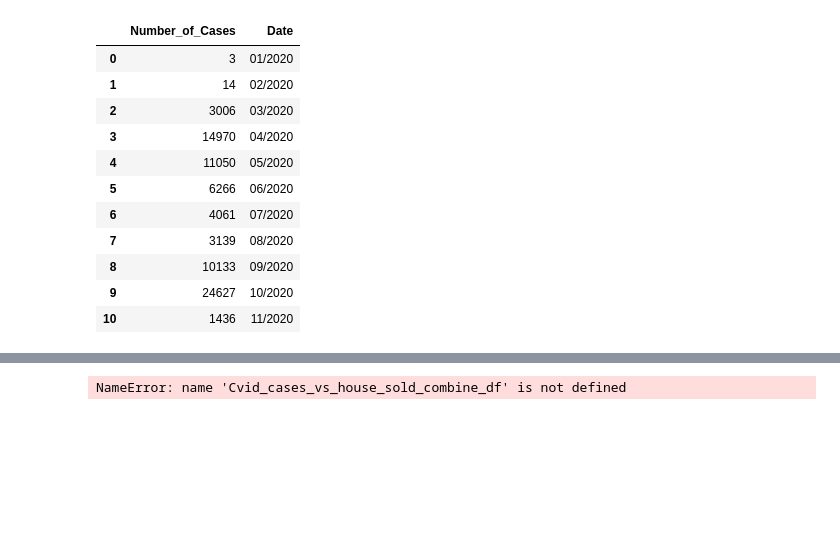
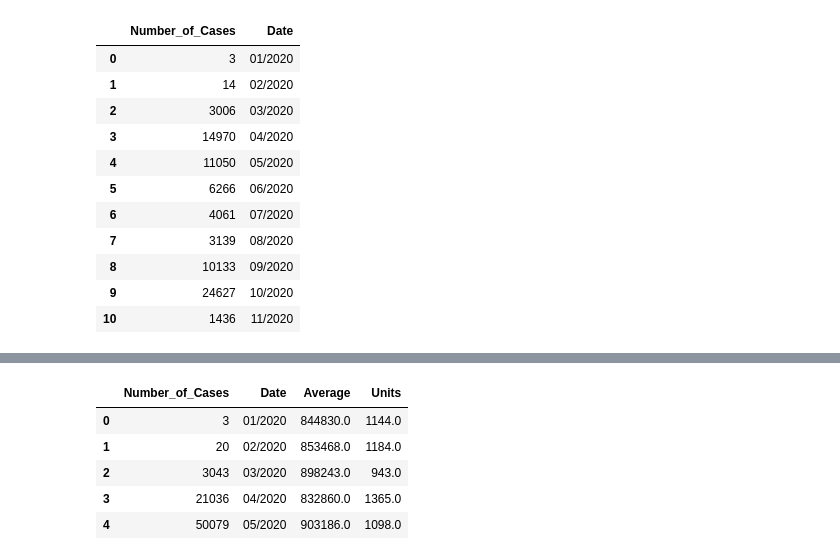
Before and after one commit to elubanska/GTA_real_estate_market, a Jupyter notebook: Scatter_plots.ipynb, the cells around one changed output, grey strips where cells are left out. Cells and saved outputs as stored; diff of their text form; code cells hidden in the pictures; blank space fills up the shorter version.

```diff
--- a/Scatter_plots.ipynb
+++ b/Scatter_plots.ipynb
@@ -108,7 +115,13 @@ combine_df
 # %%
 #Covid cases vs. house sold
 
-Cvid_cases_vs_house_sold_combine_df.pd.erge(interest_rate_groupped_df,Reported_cases_per_month_ON, how='inner', on='Date')
-Cvid_cases_vs_house_sold_combine_df
+Covid_cases_vs_house_sold_combine_df = pd.merge(Reported_cases_per_month_ON,response_final, how='inner', on='Date')
+Covid_cases_vs_house_sold_combine_df['Number_of_Cases'] = combine_df['Number_of_Cases'].cumsum()
+Covid_cases_vs_house_sold_combine_df.head()
 # %% [output]
-NameError: name 'Cvid_cases_vs_house_sold_combine_df' is not defined
+|  | Number_of_Cases | Date | Average | Units |
+| 0 | 3 | 01/2020 | 844830.0 | 1144.0 |
+| 1 | 20 | 02/2020 | 853468.0 | 1184.0 |
+| 2 | 3043 | 03/2020 | 898243.0 | 943.0 |
+| 3 | 21036 | 04/2020 | 832860.0 | 1365.0 |
+| 4 | 50079 | 05/2020 | 903186.0 | 1098.0 |
```
Also changed, not shown: parts of 8 cells of this notebook.
